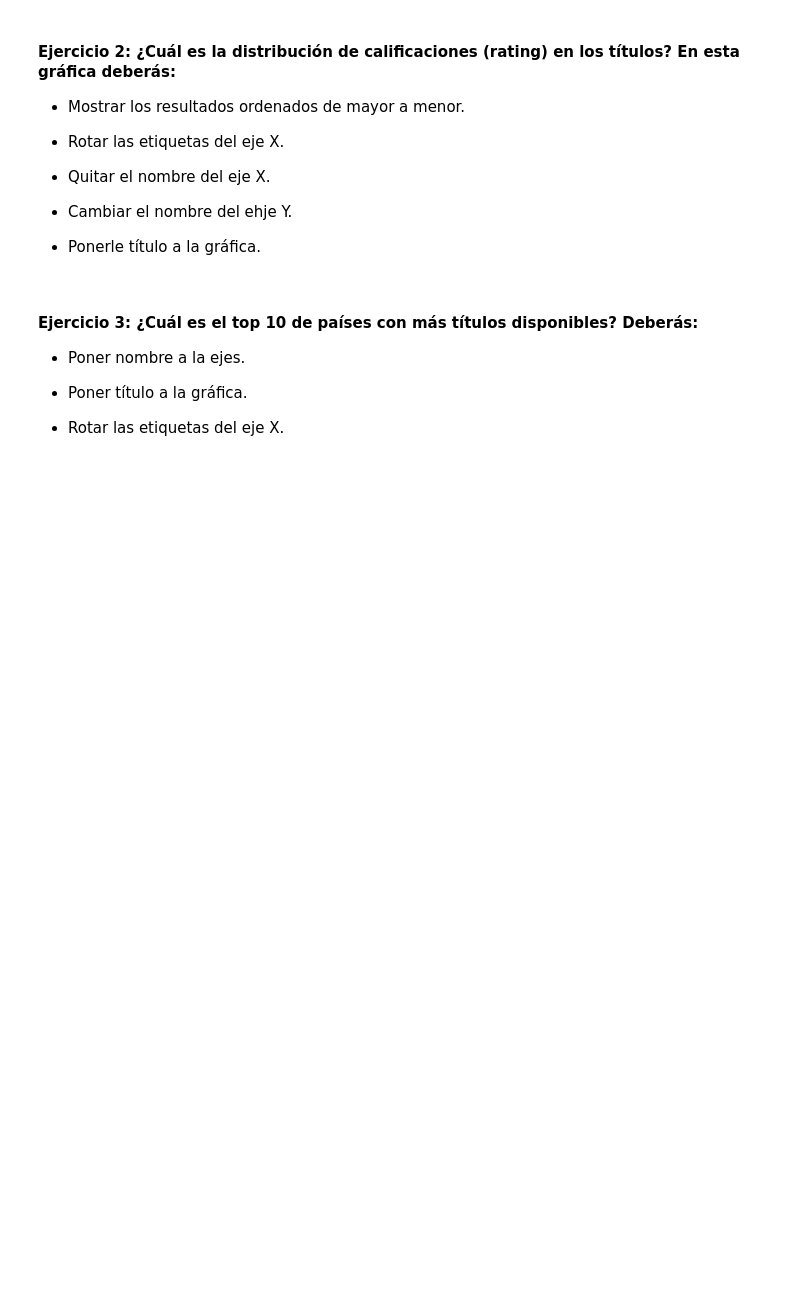
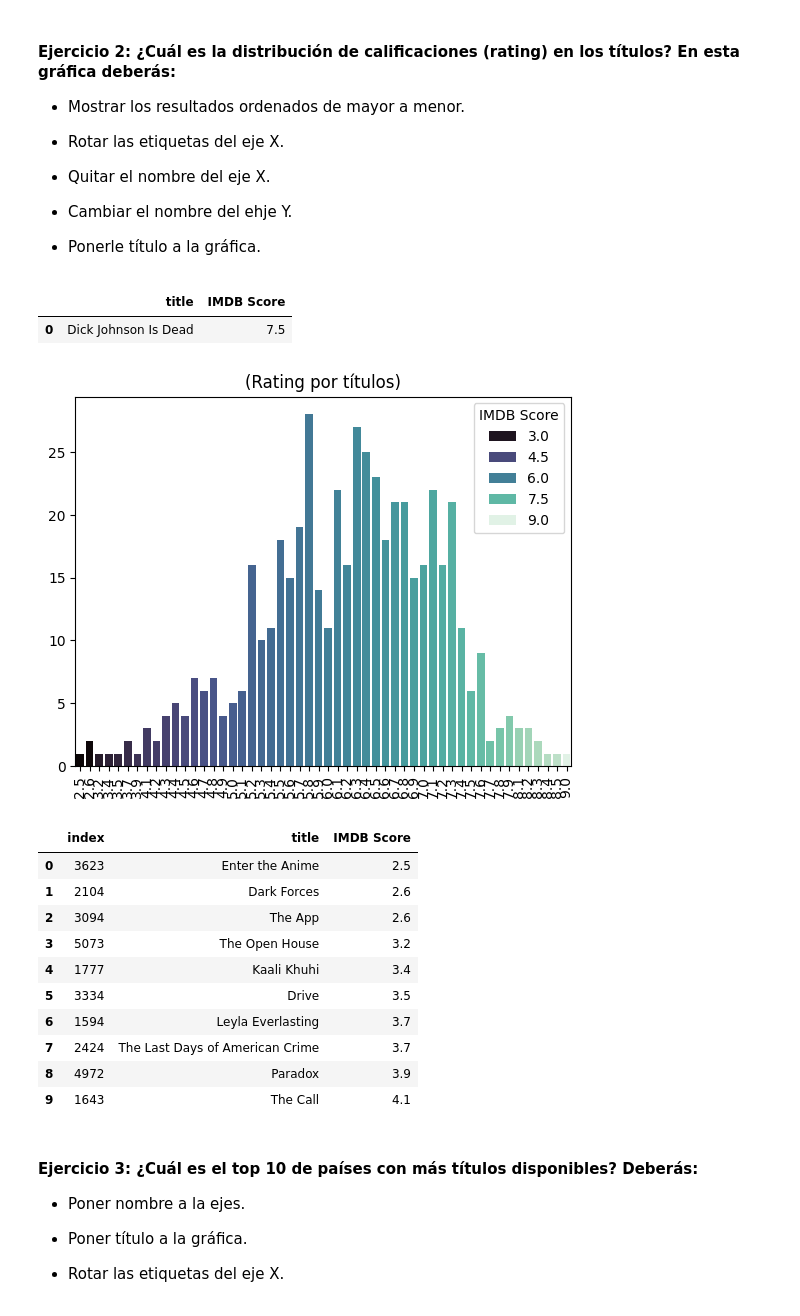
Before and after one commit to santiagorodriguez-dev/laboratorio-modulo2-leccion04-visualizacion, a Jupyter notebook: laboratorio-modulo2-leccion04-visualizacion.ipynb, the cells around one changed output. Drawn from its saved outputs; the diff is of its cells as text; code cells hidden in the pictures; blank space fills up the shorter version.

```diff
--- a/laboratorio-modulo2-leccion04-visualizacion.ipynb
+++ b/laboratorio-modulo2-leccion04-visualizacion.ipynb
@@ -74,6 +74,44 @@ plt.show()
 - Cambiar el nombre del ehje Y.
 
 - Ponerle título a la gráfica.
+# %%
+df.head(1)
+df_dos_c = df[["title","IMDB Score"]]
+df_dos_c.head(1)
+# %% [output]
+|  | title | IMDB Score |
+| 0 | Dick Johnson Is Dead | 7.5 |
+# %%
+
+sns.countplot(
+            x="IMDB Score",
+            #data=df_dos_c,
+            data=df_dos_c.sort_values(by="IMDB Score",ascending=True).reset_index(),
+            palette="mako",
+            hue="IMDB Score",
+        )
+
+plt.title("(Rating por títulos)")
+plt.xlabel("")
+plt.ylabel("")
+plt.yticks()
+plt.xticks(rotation=90)
+plt.show()
+
+df_dos_c.sort_values(by="IMDB Score",ascending=True).reset_index().head(10)
+# %% [output]
+[figure, added]
+|  | index | title | IMDB Score |
+| 0 | 3623 | Enter the Anime | 2.5 |
+| 1 | 2104 | Dark Forces | 2.6 |
+| 2 | 3094 | The App | 2.6 |
+| 3 | 5073 | The Open House | 3.2 |
+| 4 | 1777 | Kaali Khuhi | 3.4 |
+| 5 | 3334 | Drive | 3.5 |
+| 6 | 1594 | Leyla Everlasting | 3.7 |
+| 7 | 2424 | The Last Days of American Crime | 3.7 |
+| 8 | 4972 | Paradox | 3.9 |
+| 9 | 1643 | The Call | 4.1 |
 # %% [markdown]
 #### Ejercicio 3: ¿Cuál es el top 10 de países con más títulos disponibles? Deberás:
 
```
